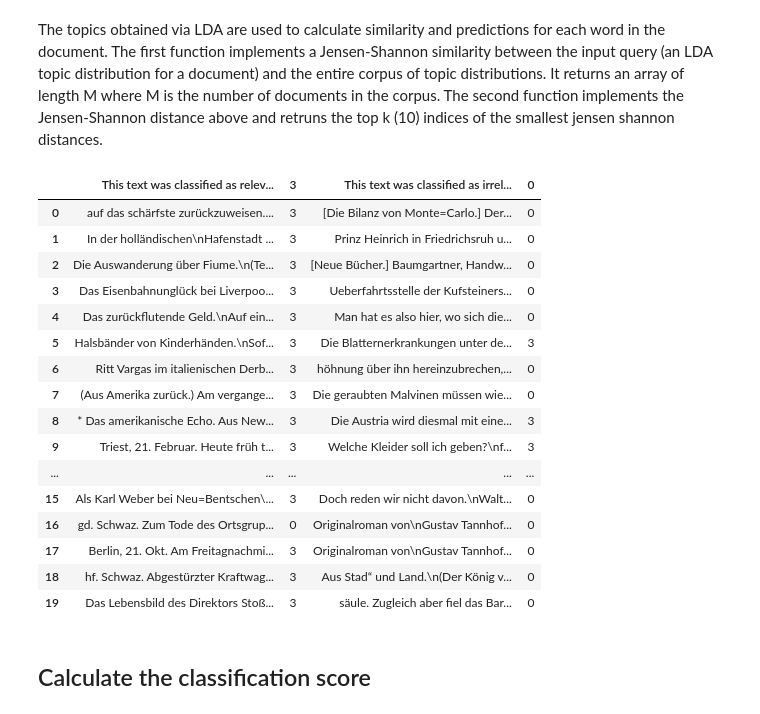
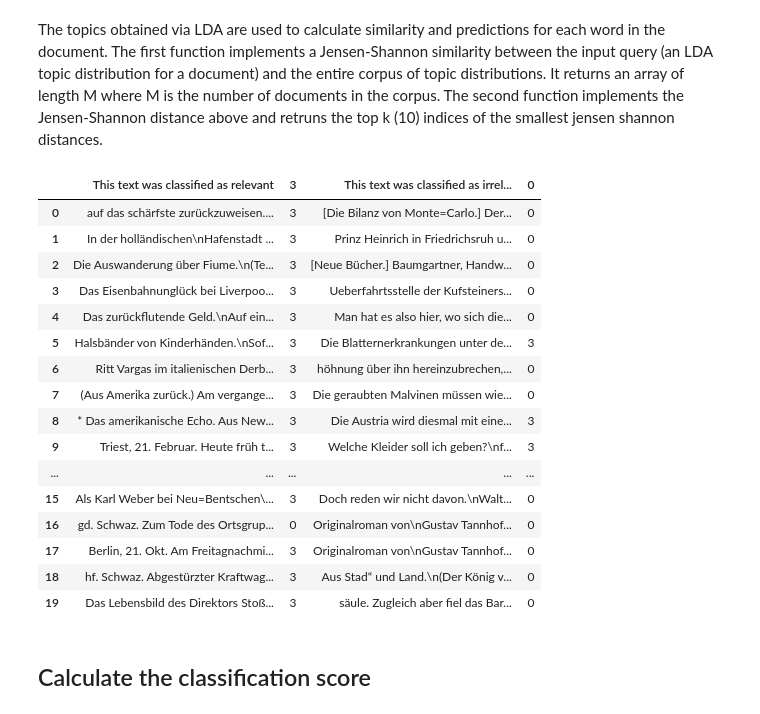
Before and after one commit to soberbichler/Topic-specific-corpus-building_OberbichlerPfanzelter, a Jupyter notebook: news_article_similarity_remigration_notebook.ipynb, the cells around one changed output. Drawn from its saved outputs; the diff is of its cells as text; code cells hidden in the pictures.

```diff
--- a/news_article_similarity_remigration_notebook.ipynb
+++ b/news_article_similarity_remigration_notebook.ipynb
@@ -341,35 +343,35 @@ number_non_relevant = []
 index = 0
 while index < len(test_df) -1:
     index +=1
     new_bow = dictionary.doc2bow(test_df.iloc[index,2])
     new_doc_distribution = np.array([tup[1] for tup in lda.get_document_topics(bow=new_bow)])
     doc_topic_dist = np.stack([np.array([tup[1] for tup in lst]) for lst in lda[corpus]])
     doc_topic_dist.shape
     most_sim_ids = get_most_similar_documents(new_doc_distribution,doc_topic_dist)
     most_similar_df = train_df[train_df.index.isin(most_sim_ids)]
     relevant = []
     if sum(most_similar_df['relevancy']) > 17:
         text_relevant.append(test_df.iloc[index,1])
         number_relevant.append(test_df.iloc[index,0])
     else:
         text_non_relevant.append(test_df.iloc[index,1])
         number_non_relevant.append(test_df.iloc[index,0])
     pass
 
 #Create a dataframe with the automatically selected relevant and non-relevant articles
 
 df_relevant = pd.DataFrame(np.column_stack([text_relevant, number_relevant]),
                                columns=['Relevant_Text', 'Real_Relevancy'])
 
 df_non_relevant = pd.DataFrame(np.column_stack([text_non_relevant, number_non_relevant]),
                                columns=['Unrelevant_Text', 'Real_Revelancy'])
 
 
 df_results = pd.concat([df_relevant,df_non_relevant], ignore_index=True, axis=1)
-df_results.columns=['This text was classified as relevant = ', '3','This text was classified as irrelevant =', '0']
+df_results.columns=['This text was classified as relevant', '3','This text was classified as irrelevant', '0']
 df_results.head(20)
 # %% [output]
-|  | This text was classified as relev... | 3 | This text was classified as irrel... | 0 |
+|  | This text was classified as relevant | 3 | This text was classified as irrel... | 0 |
 | 0 | auf das schärfste zurückzuweisen.... | 3 | [Die Bilanz von Monte=Carlo.] Der... | 0 |
 | 1 | In der holländischen\nHafenstadt ... | 3 | Prinz Heinrich in Friedrichsruh u... | 0 |
 | 2 | Die Auswanderung über Fiume.\n(Te... | 3 | [Neue Bücher.] Baumgartner, Handw... | 0 |
```
Also changed, not shown: parts of 12 cells of this notebook.
